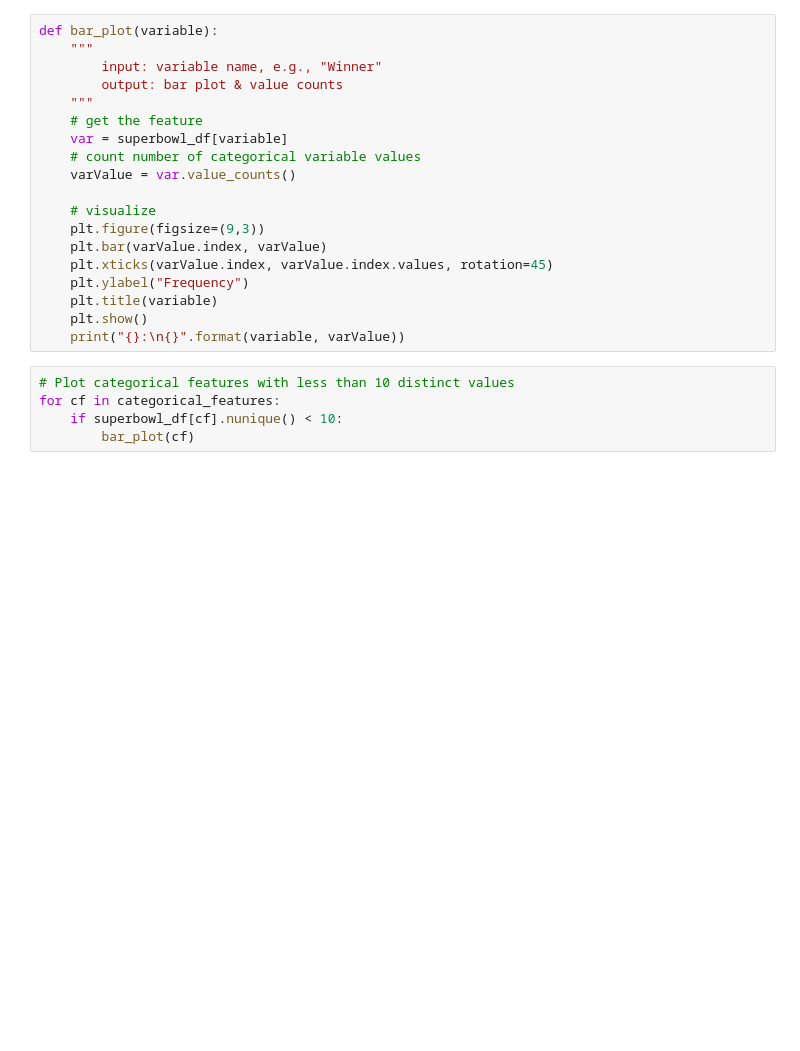
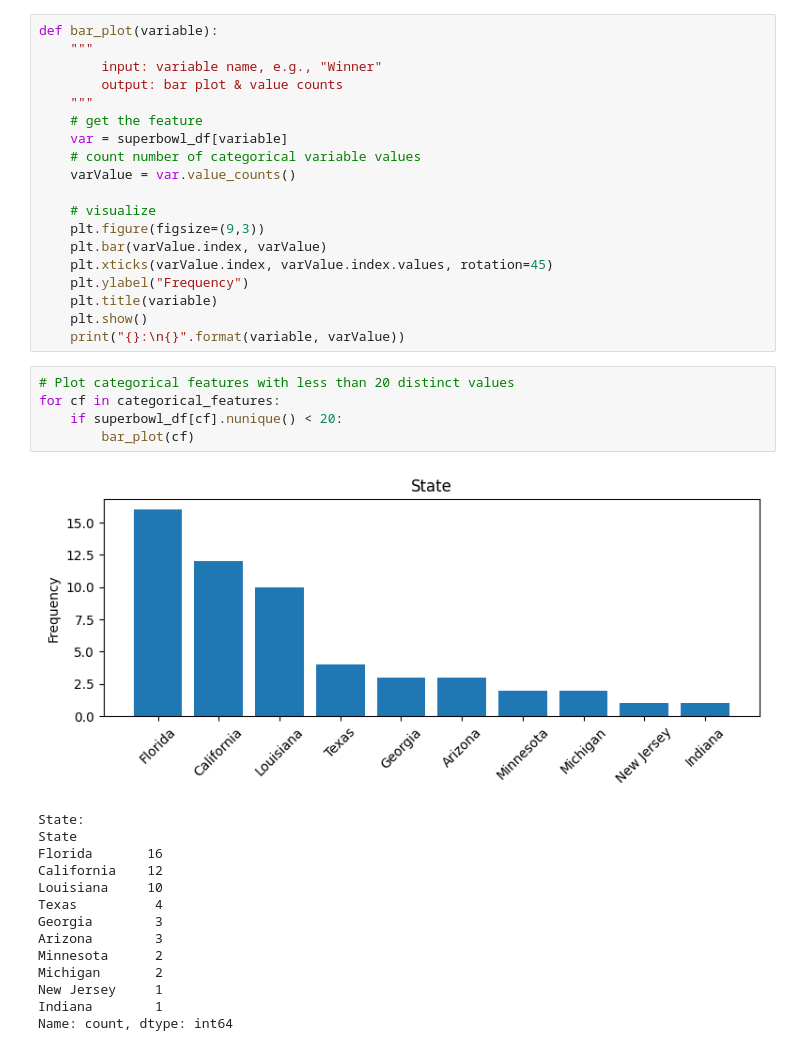
Before and after one commit to diogooaabreu/IA25_P02_G4, a Jupyter notebook: AutomaticClassification.ipynb, the cells around one changed output. Saved outputs shown, nothing was run; the diff lists cells and outputs as text; blank space fills up the shorter version.

```diff
--- a/AutomaticClassification.ipynb
+++ b/AutomaticClassification.ipynb
@@ -158,7 +186,22 @@ def bar_plot(variable):
     plt.show()
     print("{}:\n{}".format(variable, varValue))
 # %%
-# Plot categorical features with less than 10 distinct values
+# Plot categorical features with less than 20 distinct values
 for cf in categorical_features:
-    if superbowl_df[cf].nunique() < 10:
+    if superbowl_df[cf].nunique() < 20:
         bar_plot(cf)
+# %% [output]
+[figure, added]
+State:
+State
+Florida       16
+California    12
+Louisiana     10
+Texas          4
+Georgia        3
+Arizona        3
+Minnesota      2
+Michigan       2
+New Jersey     1
+Indiana        1
+Name: count, dtype: int64
```
Also changed, not shown: parts of 24 cells of this notebook.
